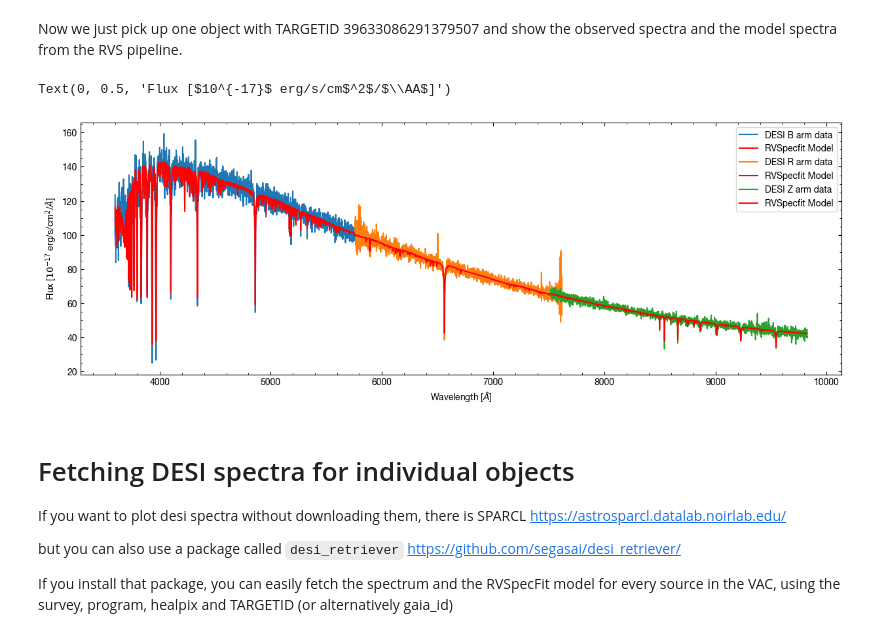
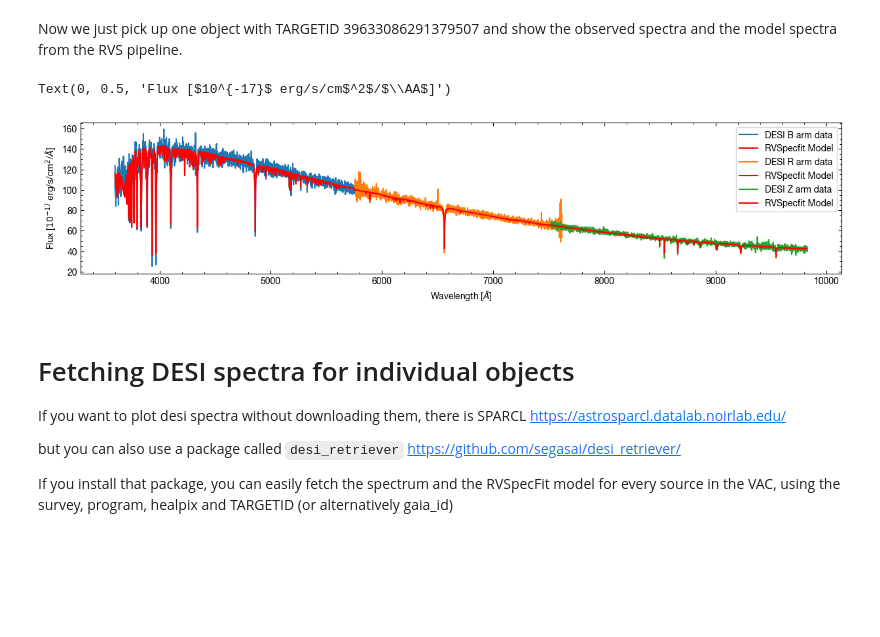
Before and after one commit to desimilkyway/dr1_tutorials, a Jupyter notebook: DR1_tutorial.ipynb, the cells around one changed output. Drawn from its saved outputs; the diff is of its cells as text; code cells hidden in the pictures; blank space fills up the shorter version.

```diff
--- a/DR1_tutorial.ipynb
+++ b/DR1_tutorial.ipynb
@@ -587,24 +590,24 @@ Now we just pick up one object with TARGETID 39633086291379507 and show the obse
 # %%
 targetid = 39633086291379507
 sel = SP['FIBERMAP'].data['TARGETID'] == targetid
 rv_sel = RV_T2['TARGETID'] == targetid
 
-plt.figure(figsize=(15, 5))
+plt.figure(figsize=(15, 3))
 for arm in ['B', 'R', 'Z']:
-    not_masked_pixels = SP[arm + '_MASK'].data[sel][0] == 0
-    plt.plot(SP[arm + '_WAVELENGTH'].data[not_masked_pixels],
-             SP[arm + '_FLUX'].data[sel][0][not_masked_pixels],
+    not_masked= SP[arm + '_MASK'].data[sel][0] == 0
+    plt.plot(SP[arm + '_WAVELENGTH'].data[not_masked],
+             SP[arm + '_FLUX'].data[sel][0][not_masked],
              label=f'DESI {arm} arm data')
     plt.plot(RVM[arm + '_WAVELENGTH'].data,
              RVM[arm + '_MODEL'].data[rv_sel][0],
              'r',
              label=f'RVSpecfit Model')
 plt.legend()
 plt.xlabel('Wavelength [$\AA$]')
 plt.ylabel(r'Flux [$10^{-17}$ erg/s/cm$^2$/$\AA$]')
 # %% [output]
 Text(0, 0.5, 'Flux [$10^{-17}$ erg/s/cm$^2$/$\\AA$]')
-[figure, old version]
+[figure, new version]
 # %% [markdown]
 # Fetching DESI spectra for individual objects
 
```
Also changed, not shown: parts of 8 cells of this notebook.
